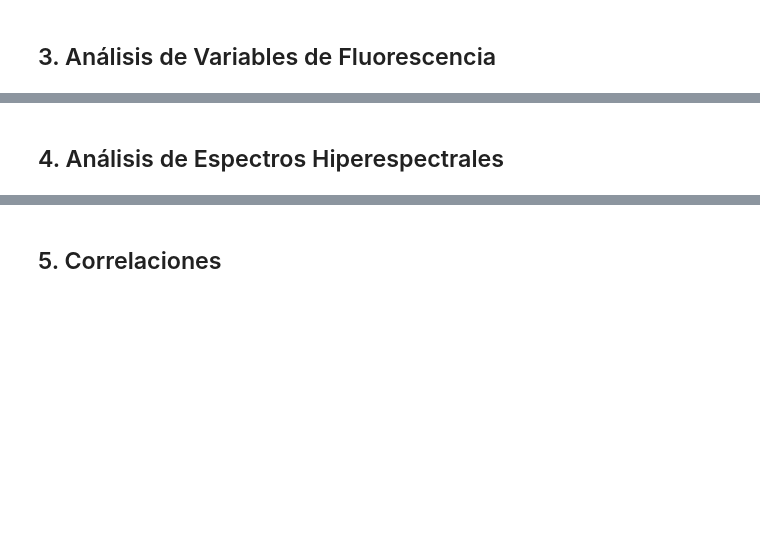
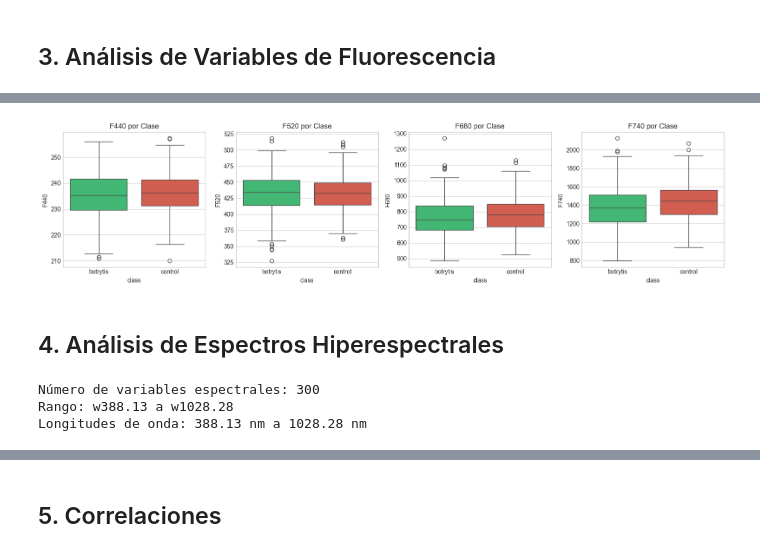
Before and after one commit to TheYesua/P3_IN, a Jupyter notebook: notebooks/01_EDA.ipynb, the cells around one changed output, grey strips where cells are left out. Saved outputs shown, nothing was run; the diff lists cells and outputs as text; code cells hidden in the pictures; blank space fills up the shorter version.

```diff
--- a/notebooks/01_EDA.ipynb
+++ b/notebooks/01_EDA.ipynb
@@ -30,9 +32,8 @@ print('Directorio de datos:', DATA_PATH.resolve())
 # %% [markdown]
 ## 1. Carga de Datos
 # %%
-# Cargar datos
-train_df = pd.read_csv(DATA_PATH / 'train.csv')
-test_df = pd.read_csv(DATA_PATH / 'test.csv')
+# Cargar datos usando la función de preprocessing (limpia valores con espacios)
+train_df, test_df = load_data(DATA_PATH / 'train.csv', DATA_PATH / 'test.csv')
 
 print(f'Train: {train_df.shape[0]} muestras, {train_df.shape[1]} columnas')
 print(f'Test: {test_df.shape[0]} muestras, {test_df.shape[1]} columnas')
@@ -102,14 +148,16 @@ plt.show()
 # %%
 # Boxplots de fluorescencia por clase
 fig, axes = plt.subplots(1, 4, figsize=(16, 4))
 
 for idx, col in enumerate(FLUORESCENCE_COLS):
-    sns.boxplot(data=train_df, x=TARGET_COL, y=col, ax=axes[idx], palette=colors)
+    sns.boxplot(data=train_df, x=TARGET_COL, y=col, hue=TARGET_COL, ax=axes[idx], palette=colors, legend=False)
     axes[idx].set_title(f'{col} por Clase')
 
 plt.tight_layout()
 plt.savefig('../docs/fluorescencia_boxplot.png', dpi=150, bbox_inches='tight')
 plt.show()
+# %% [output]
+[figure, added]
 # %% [markdown]
 ## 4. Análisis de Espectros Hiperespectrales
 # %%
@@ -121,6 +169,10 @@ print(f'Rango: {spectral_cols[0]} a {spectral_cols[-1]}')
 # Extraer longitudes de onda numéricas
 wavelengths = [float(col[1:]) for col in spectral_cols]
 print(f'Longitudes de onda: {wavelengths[0]:.2f} nm a {wavelengths[-1]:.2f} nm')
+# %% [output]
+Número de variables espectrales: 300
+Rango: w388.13 a w1028.28
+Longitudes de onda: 388.13 nm a 1028.28 nm
 # %%
 # Espectros promedio por clase
 fig, ax = plt.subplots(figsize=(14, 6))
```
Also changed, not shown: parts of 16 cells of this notebook, 19 other files.
